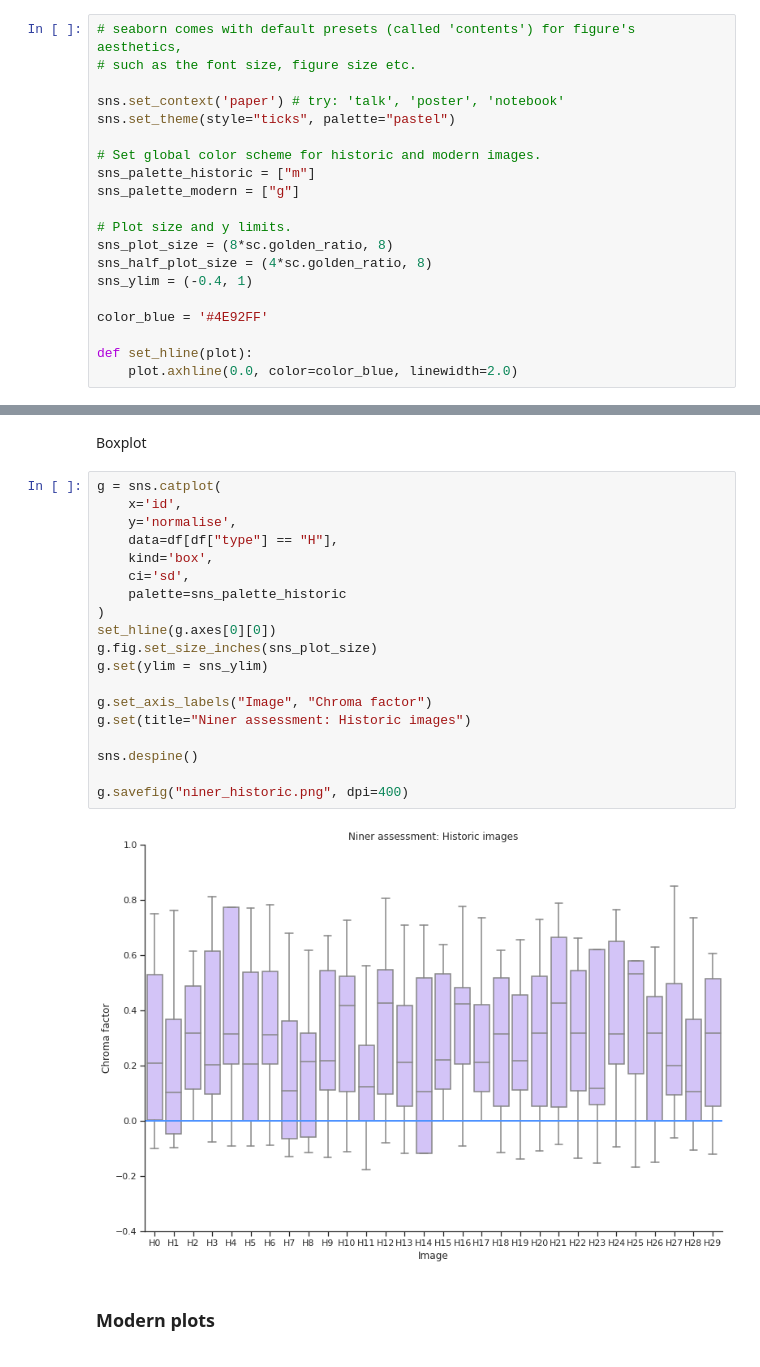
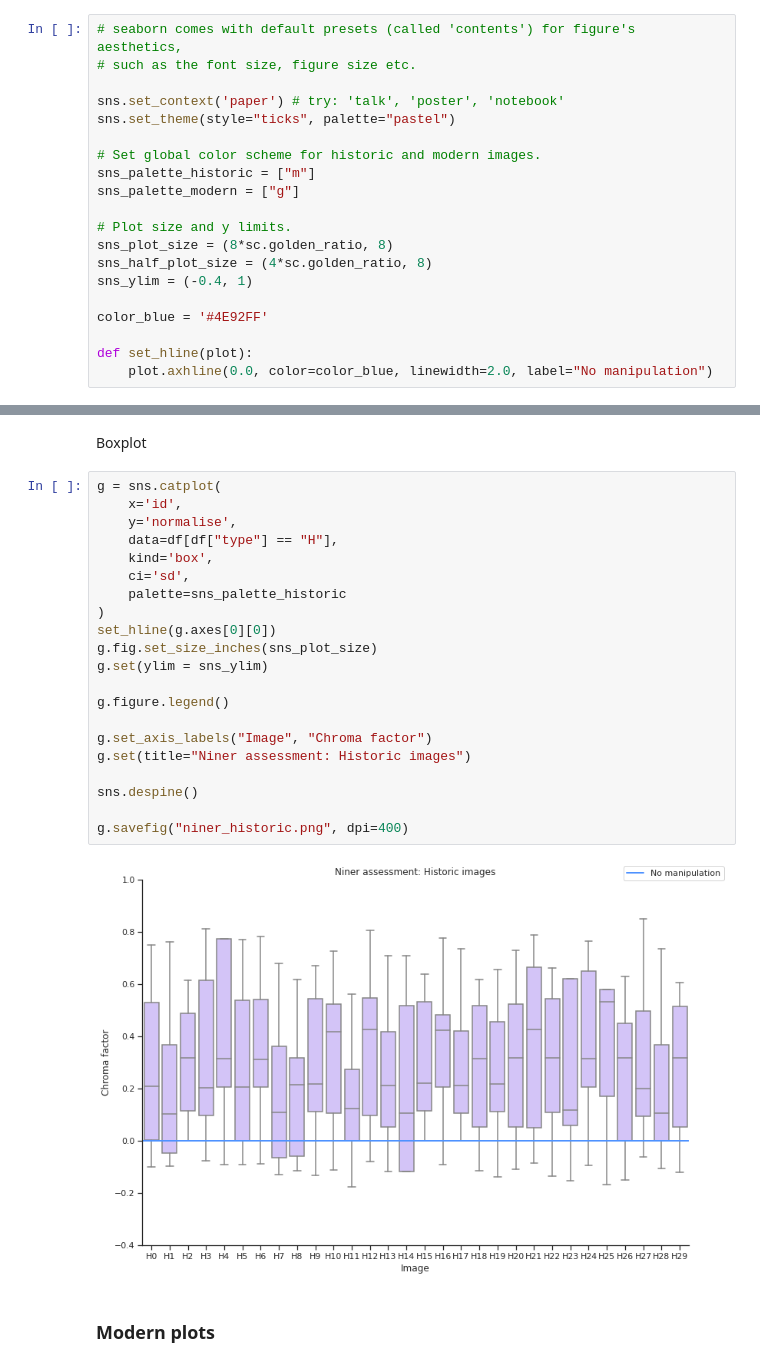
Before and after one commit to Thrrym/PerceptionAndImageQuality, a Jupyter notebook: analysis/niner.ipynb, the cells around one changed output, grey strips where cells are left out. Saved outputs shown, nothing was run; the diff lists cells and outputs as text.

Commit message:
Legend.

```diff
--- a/analysis/niner.ipynb
+++ b/analysis/niner.ipynb
@@ -31,7 +31,7 @@ sns_ylim = (-0.4, 1)
 color_blue = '#4E92FF'
 
 def set_hline(plot):
-    plot.axhline(0.0, color=color_blue, linewidth=2.0)
+    plot.axhline(0.0, color=color_blue, linewidth=2.0, label="No manipulation")
 # %% [markdown]
 ## Get the result files
 # %%
@@ -159,24 +159,26 @@ Boxplot
 # %%
 g = sns.catplot(
     x='id',
     y='normalise',
     data=df[df["type"] == "H"],
     kind='box',
     ci='sd',
     palette=sns_palette_historic
 )
 set_hline(g.axes[0][0])
 g.fig.set_size_inches(sns_plot_size)
 g.set(ylim = sns_ylim)
 
+g.figure.legend()
+
 g.set_axis_labels("Image", "Chroma factor")
 g.set(title="Niner assessment: Historic images")
 
 sns.despine()
 
 g.savefig("niner_historic.png", dpi=400)
 # %% [output]
-[figure, old version]
+[figure, new version]
 # %% [markdown]
 ### Modern plots
 # %%
```
Also changed, not shown: parts of 2 cells of this notebook.
